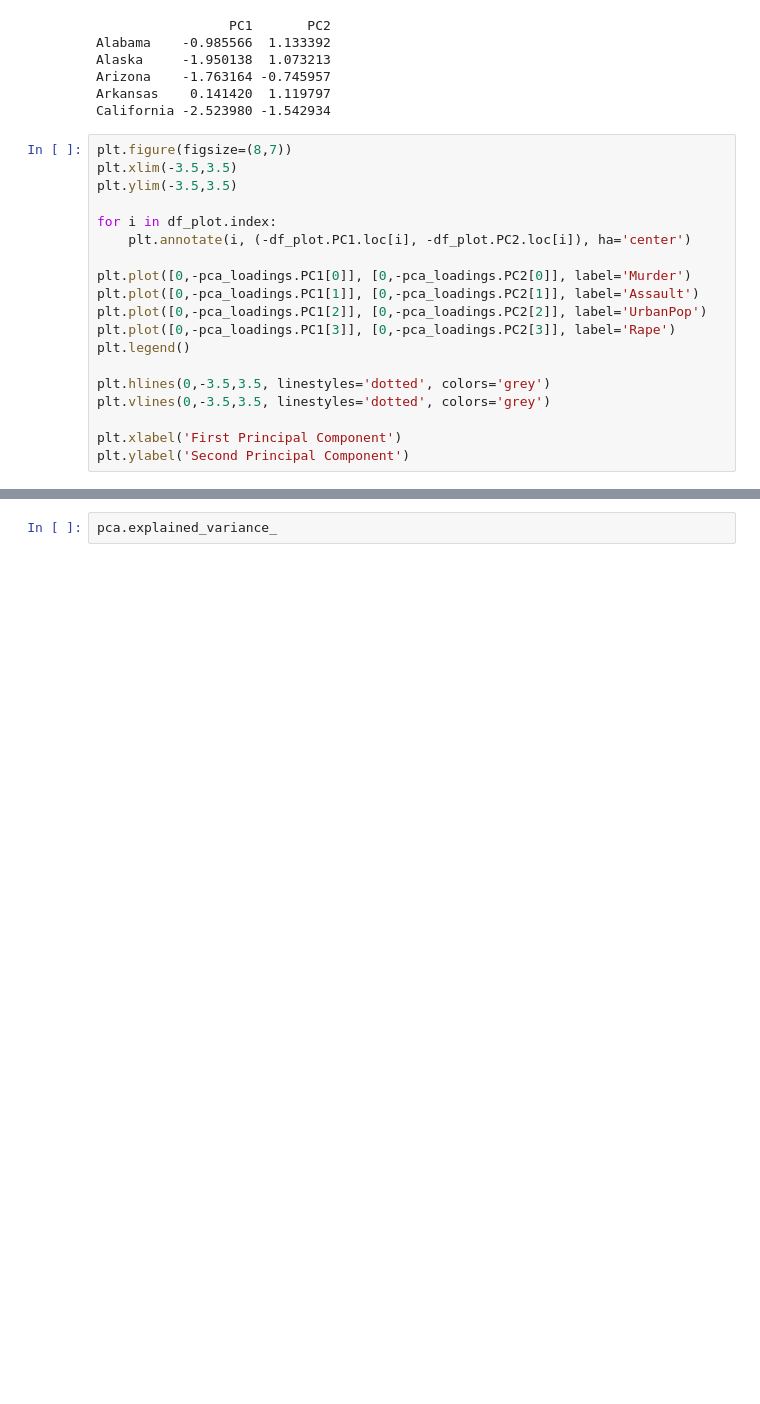
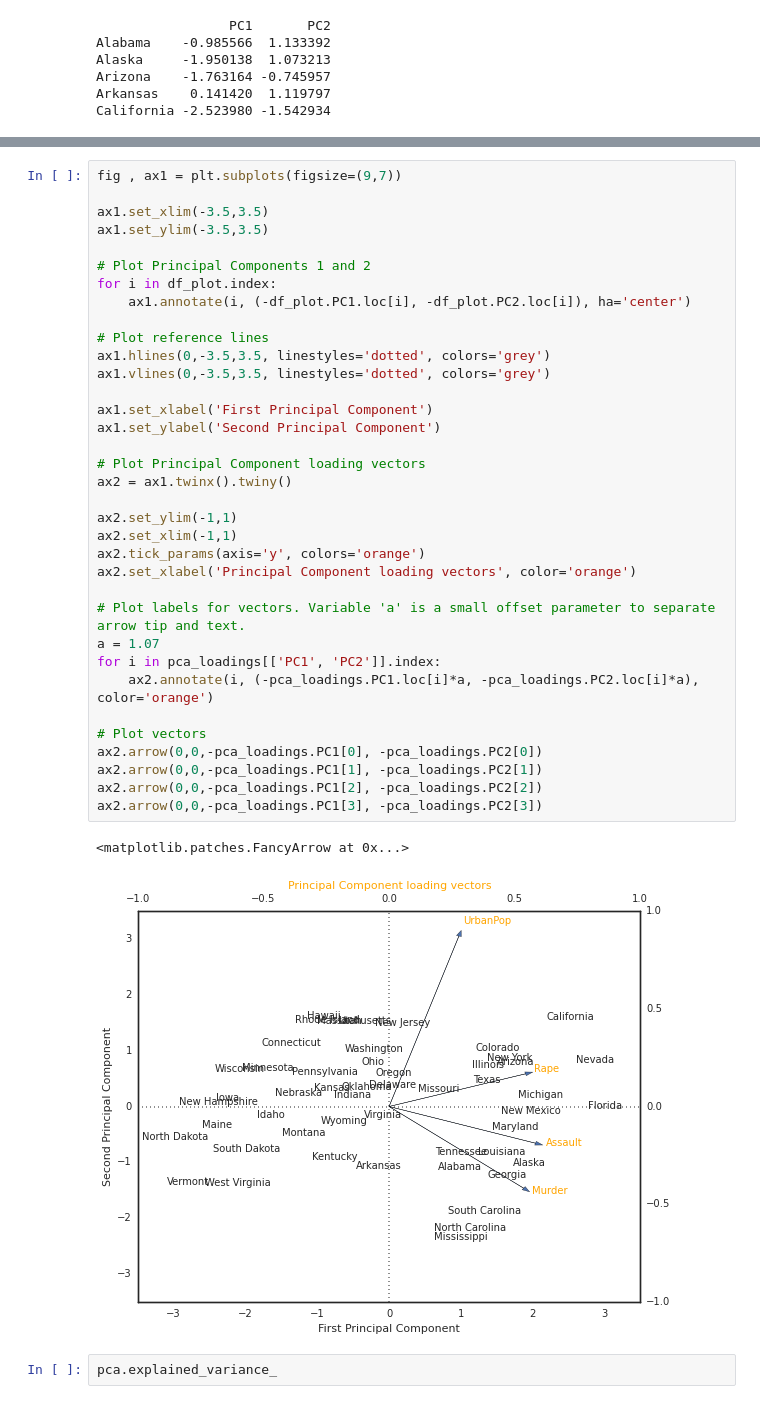
Before and after one commit to JWarmenhoven/ISLR-python, a Jupyter notebook: Chapter 10.ipynb, the cells around one changed output, grey strips where cells are left out. Drawn from its saved outputs; the diff is of its cells as text; blank space fills up the shorter version.

```diff
--- a/Chapter 10.ipynb
+++ b/Chapter 10.ipynb
@@ -79,22 +79,3 @@ Alaska     -1.950138  1.073213
 Arizona    -1.763164 -0.745957
 Arkansas    0.141420  1.119797
 California -2.523980 -1.542934
-# %%
-plt.figure(figsize=(8,7))
-plt.xlim(-3.5,3.5)
-plt.ylim(-3.5,3.5)
-
-for i in df_plot.index:
-    plt.annotate(i, (-df_plot.PC1.loc[i], -df_plot.PC2.loc[i]), ha='center')
-
-plt.plot([0,-pca_loadings.PC1[0]], [0,-pca_loadings.PC2[0]], label='Murder')
-plt.plot([0,-pca_loadings.PC1[1]], [0,-pca_loadings.PC2[1]], label='Assault')
-plt.plot([0,-pca_loadings.PC1[2]], [0,-pca_loadings.PC2[2]], label='UrbanPop')
-plt.plot([0,-pca_loadings.PC1[3]], [0,-pca_loadings.PC2[3]], label='Rape')
-plt.legend()
-
-plt.hlines(0,-3.5,3.5, linestyles='dotted', colors='grey')
-plt.vlines(0,-3.5,3.5, linestyles='dotted', colors='grey')
-
-plt.xlabel('First Principal Component')
-plt.ylabel('Second Principal Component')
@@ -104,3 +86,41 @@ plt.ylabel('Second Principal Component')
+# %%
+fig , ax1 = plt.subplots(figsize=(9,7))
+
+ax1.set_xlim(-3.5,3.5)
+ax1.set_ylim(-3.5,3.5)
+
+# Plot Principal Components 1 and 2
+for i in df_plot.index:
+    ax1.annotate(i, (-df_plot.PC1.loc[i], -df_plot.PC2.loc[i]), ha='center')
+
+# Plot reference lines
+ax1.hlines(0,-3.5,3.5, linestyles='dotted', colors='grey')
+ax1.vlines(0,-3.5,3.5, linestyles='dotted', colors='grey')
+
+ax1.set_xlabel('First Principal Component')
+ax1.set_ylabel('Second Principal Component')
+
+# Plot Principal Component loading vectors
+ax2 = ax1.twinx().twiny()
+
+ax2.set_ylim(-1,1)
+ax2.set_xlim(-1,1)
+ax2.tick_params(axis='y', colors='orange')
+ax2.set_xlabel('Principal Component loading vectors', color='orange')
+
+# Plot labels for vectors. Variable 'a' is a small offset parameter to separate arrow tip and text.
+a = 1.07
+for i in pca_loadings[['PC1', 'PC2']].index:
+    ax2.annotate(i, (-pca_loadings.PC1.loc[i]*a, -pca_loadings.PC2.loc[i]*a), color='orange')
+
+# Plot vectors
+ax2.arrow(0,0,-pca_loadings.PC1[0], -pca_loadings.PC2[0])
+ax2.arrow(0,0,-pca_loadings.PC1[1], -pca_loadings.PC2[1])
+ax2.arrow(0,0,-pca_loadings.PC1[2], -pca_loadings.PC2[2])
+ax2.arrow(0,0,-pca_loadings.PC1[3], -pca_loadings.PC2[3])
+# %% [output]
+<matplotlib.patches.FancyArrow at 0x...>
+[figure, added]
 # %%
 pca.explained_variance_
 # %% [output]
```
Also changed, not shown: parts of 2 cells of this notebook, 1 other file.
